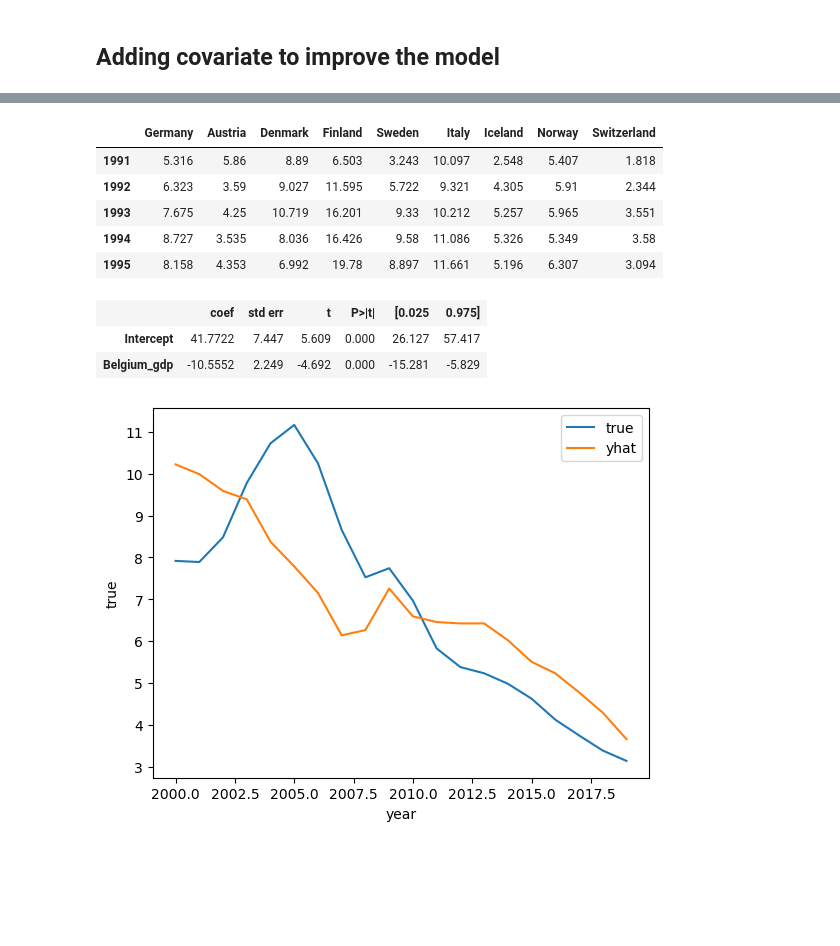
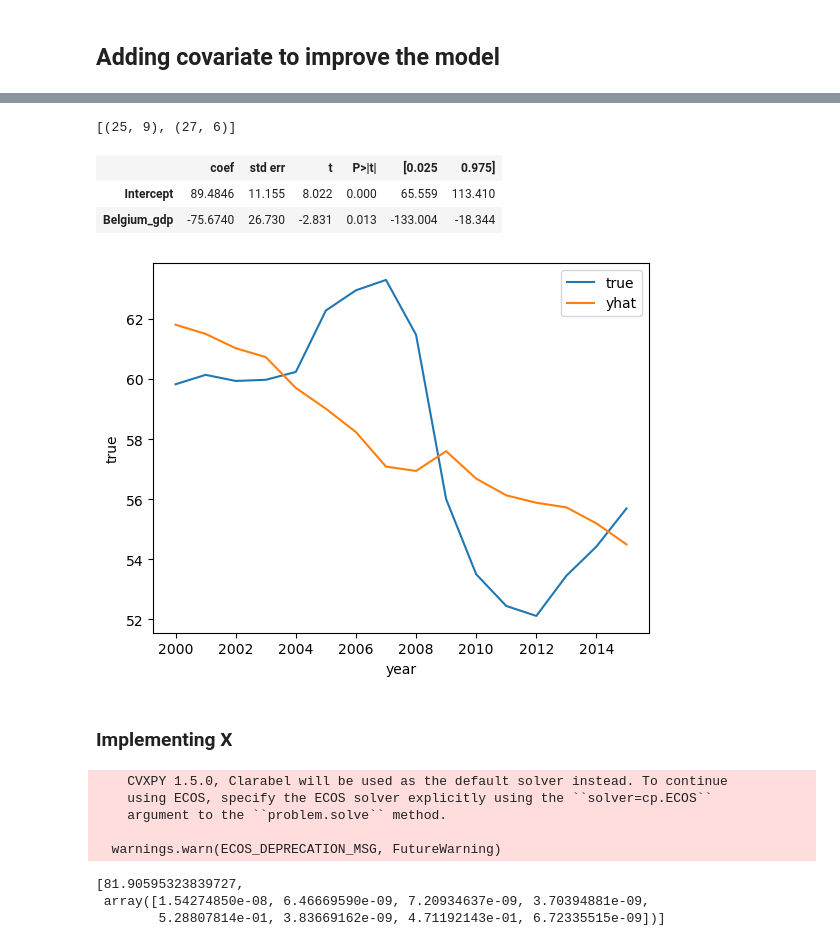
Before and after one commit to S3tuit/jup_lab, a Jupyter notebook: min_wage.ipynb, the cells around one changed output, grey strips where cells are left out. Saved outputs shown, nothing was run; the diff lists cells and outputs as text; code cells hidden in the pictures; blank space fills up the shorter version.

```diff
--- a/min_wage.ipynb
+++ b/min_wage.ipynb
@@ -254,9 +252,0 @@ new_cols = [f'{i}_gdp' for i in gdp.columns.to_list()]
-# %%
-gdp = gdp/10000
-new_cols = [f'{i}_gdp' for i in gdp.columns.to_list()]
-
-gdp = gdp.rename(columns={old:new for old,new in zip(gdp.columns.to_list(), new_cols)})
-# %%
-for datafr in [gdp, df]:
-    for c in datafr.columns.to_list():
-        datafr[c] = datafr[c].astype(float)
@@ -273,34 +253,45 @@ gdp.head()
-# %%
-df.head()
-# %% [output]
-|  | Germany | Austria | Denmark | Finland | Sweden | Italy | Iceland | Norway | Switzerland |
-| 1991 | 5.316 | 5.86 | 8.89 | 6.503 | 3.243 | 10.097 | 2.548 | 5.407 | 1.818 |
-| 1992 | 6.323 | 3.59 | 9.027 | 11.595 | 5.722 | 9.321 | 4.305 | 5.91 | 2.344 |
-| 1993 | 7.675 | 4.25 | 10.719 | 16.201 | 9.33 | 10.212 | 5.257 | 5.965 | 3.551 |
-| 1994 | 8.727 | 3.535 | 8.036 | 16.426 | 9.58 | 11.086 | 5.326 | 5.349 | 3.58 |
-| 1995 | 8.158 | 4.353 | 6.992 | 19.78 | 8.897 | 11.661 | 5.196 | 6.307 | 3.094 |
+# %%
+[df.shape, gdp.shape]
+# %% [output]
+[(25, 9), (27, 6)]
+# %%
+#Change datatypes
+gdp = gdp/1e12
+
+for c in df.columns:
+    df[c] = df[c].astype(float)
+
+for c in gdp.columns:
+    gdp[c] = gdp[c].astype(float)
+
+try:
+    gdp = gdp.drop([1989,1990])
+except:
+    pass
 # %%
 import statsmodels.formula.api as smf
 
-c = 'France_gdp'
+c = 'Belgium_gdp'
 
-df_reg = pd.merge(df[df.index >= 2000]['Germany'], gdp[[c]], left_index=True, right_index=True)
+df_reg = pd.merge(df[df.index >= 2000]['Ireland'], gdp[[c]], left_index=True, right_index=True)
 
-result = smf.ols(f'Germany ~ {c}', data=df_reg).fit()
+result = smf.ols(f'Ireland ~ {c}', data=df_reg).fit()
 
 result.summary().tables[1]
 # %% [output]
 |  | coef | std err | t | P>|t| | [0.025 | 0.975] |
-| Intercept | 41.7722 | 7.447 | 5.609 | 0.000 | 26.127 | 57.417 |
-| Belgium_gdp | -10.5552 | 2.249 | -4.692 | 0.000 | -15.281 | -5.829 |
+| Intercept | 89.4846 | 11.155 | 8.022 | 0.000 | 65.559 | 113.410 |
+| Belgium_gdp | -75.6740 | 26.730 | -2.831 | 0.013 | -133.004 | -18.344 |
 # %%
 yhat = result.predict(df_reg[c])
-df_plot = pd.DataFrame({'year':df_reg.index, 'true':df_reg['Germany'],
+df_plot = pd.DataFrame({'year':df_reg.index, 'true':df_reg['Ireland'],
                         'yhat':yhat})
 
 fig, ax = plt.subplots()
 
 for i in ['true', 'yhat']:
     sns.lineplot(data=df_plot, x='year', y=i, label=i, ax=ax)
 # %% [output]
-[figure, old version]
+[figure, new version]
+# %% [markdown]
+### Implementing X
@@ -306,0 +311,27 @@ for i in ['true', 'yhat']:
+# %%
+def find_w_given_vs(vs, x_co_list, y_tr_pre):
+
+    X_times_v = x_co_list[0] * vs[0]
+
+    for year in x_co_list[0].index:
+        X_times_v.loc[year, :] += x_co_list[1][year] * vs[1]
+
+    return X_times_v
+
+
+rndk = find_w_given_vs([1, 0],
+                [y_pre_co, x_pre_co],
+                y_pre_tr)
+
+model = SyntheticControl()
+model.fit(rndk, y_pre_tr)
+[model.loss_, model.w_]
+# %% [output]
+    CVXPY 1.5.0, Clarabel will be used as the default solver instead. To continue
+    using ECOS, specify the ECOS solver explicitly using the ``solver=cp.ECOS``
+    argument to the ``problem.solve`` method.
+
+  warnings.warn(ECOS_DEPRECATION_MSG, FutureWarning)
+[81.90595323839727,
+ array([1.54274850e-08, 6.46669590e-09, 7.20934637e-09, 3.70394881e-09,
+        5.28807814e-01, 3.83669162e-09, 4.71192143e-01, 6.72335515e-09])]
```
Also changed, not shown: parts of 31 cells of this notebook.
